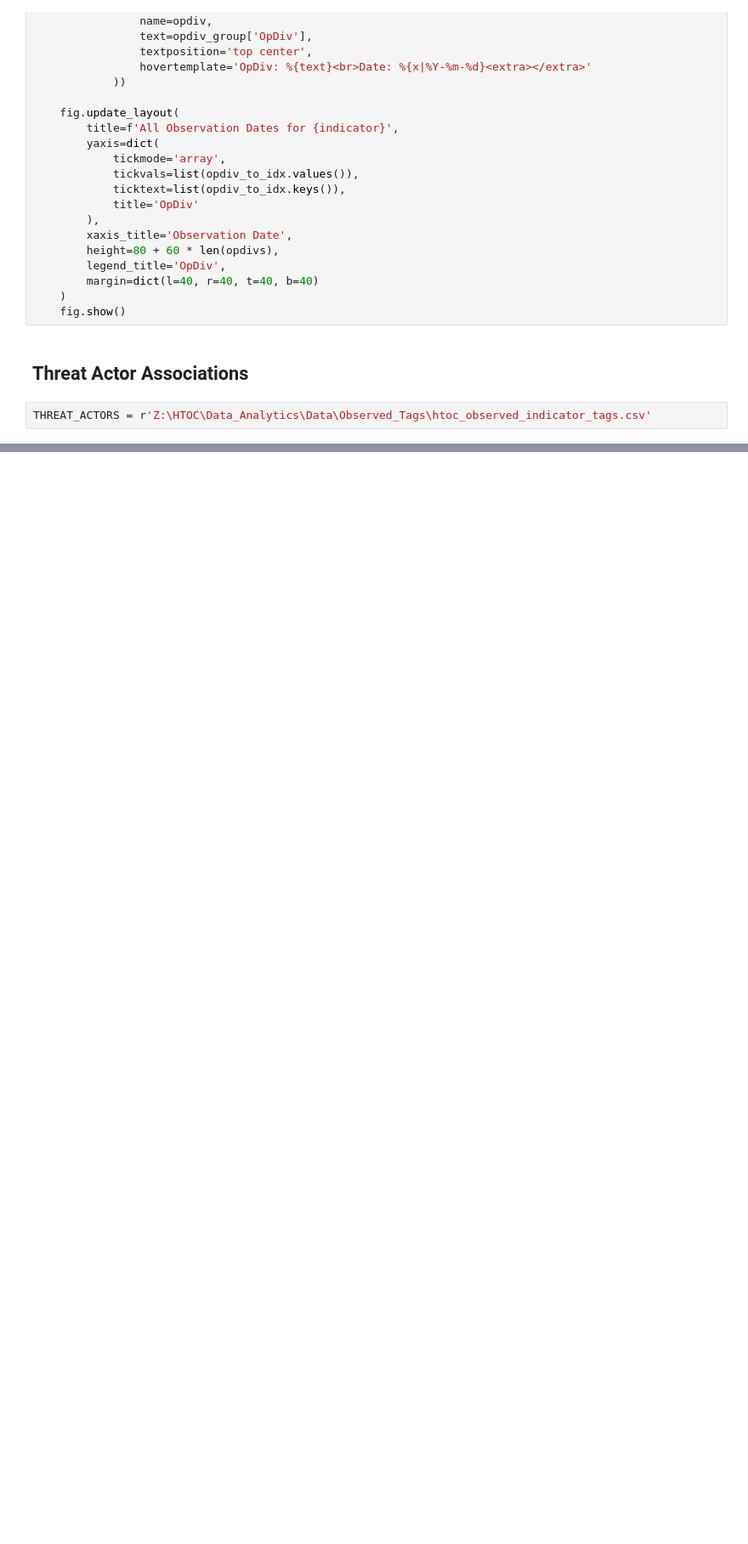
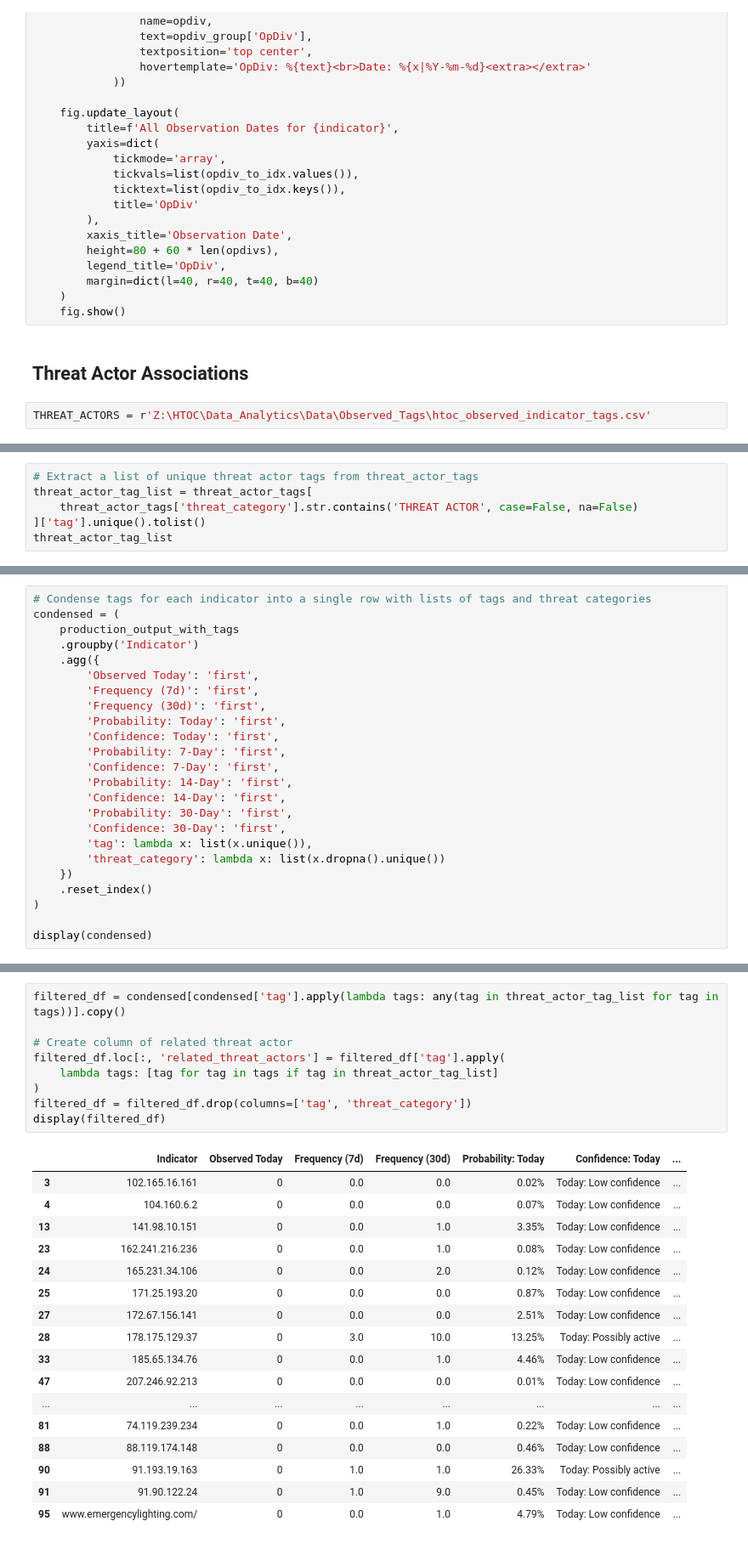
Before and after one commit to jaytlinaskew-OIS/HTOC, a Jupyter notebook: notebooks/observationEventForecasting/research.ipynb, the cells around one changed output, grey strips where cells are left out. Shown at 85% size. Drawn from its saved outputs; the diff is of its cells as text; blank space fills up the shorter version.

Commit message:
data pulls and next observed modifications

```diff
--- a/notebooks/observationEventForecasting/research.ipynb
+++ b/notebooks/observationEventForecasting/research.ipynb
@@ -587,0 +590,6 @@ display(threat_actor_tags)
+# %%
+# Extract a list of unique threat actor tags from threat_actor_tags
+threat_actor_tag_list = threat_actor_tags[
+    threat_actor_tags['threat_category'].str.contains('THREAT ACTOR', case=False, na=False)
+]['tag'].unique().tolist()
+threat_actor_tag_list
@@ -639,0 +645,24 @@ condensed = (
+# %%
+# Condense tags for each indicator into a single row with lists of tags and threat categories
+condensed = (
+    production_output_with_tags
+    .groupby('Indicator')
+    .agg({
+        'Observed Today': 'first',
+        'Frequency (7d)': 'first',
+        'Frequency (30d)': 'first',
+        'Probability: Today': 'first',
+        'Confidence: Today': 'first',
+        'Probability: 7-Day': 'first',
+        'Confidence: 7-Day': 'first',
+        'Probability: 14-Day': 'first',
+        'Confidence: 14-Day': 'first',
+        'Probability: 30-Day': 'first',
+        'Confidence: 30-Day': 'first',
+        'tag': lambda x: list(x.unique()),
+        'threat_category': lambda x: list(x.dropna().unique())
+    })
+    .reset_index()
+)
+
+display(condensed)
@@ -639,0 +683,27 @@ condensed = (
+# %%
+filtered_df = condensed[condensed['tag'].apply(lambda tags: any(tag in threat_actor_tag_list for tag in tags))].copy()
+
+# Create column of related threat actor
+filtered_df.loc[:, 'related_threat_actors'] = filtered_df['tag'].apply(
+    lambda tags: [tag for tag in tags if tag in threat_actor_tag_list]
+)
+filtered_df = filtered_df.drop(columns=['tag', 'threat_category'])
+display(filtered_df)
+# %% [output]
+|  | Indicator | Observed Today | Frequency (7d) | Frequency (30d) | Probability: Today | Confidence: Today | ... |
+| 3 | 102.165.16.161 | 0 | 0.0 | 0.0 | 0.02% | Today: Low confidence | ... |
+| 4 | 104.160.6.2 | 0 | 0.0 | 0.0 | 0.07% | Today: Low confidence | ... |
+| 13 | 141.98.10.151 | 0 | 0.0 | 1.0 | 3.35% | Today: Low confidence | ... |
+| 23 | 162.241.216.236 | 0 | 0.0 | 1.0 | 0.08% | Today: Low confidence | ... |
+| 24 | 165.231.34.106 | 0 | 0.0 | 2.0 | 0.12% | Today: Low confidence | ... |
+| 25 | 171.25.193.20 | 0 | 0.0 | 0.0 | 0.87% | Today: Low confidence | ... |
+| 27 | 172.67.156.141 | 0 | 0.0 | 0.0 | 2.51% | Today: Low confidence | ... |
+| 28 | 178.175.129.37 | 0 | 3.0 | 10.0 | 13.25% | Today: Possibly active | ... |
+| 33 | 185.65.134.76 | 0 | 0.0 | 1.0 | 4.46% | Today: Low confidence | ... |
+| 47 | 207.246.92.213 | 0 | 0.0 | 0.0 | 0.01% | Today: Low confidence | ... |
+| ... | ... | ... | ... | ... | ... | ... | ... |
+| 81 | 74.119.239.234 | 0 | 0.0 | 1.0 | 0.22% | Today: Low confidence | ... |
+| 88 | 88.119.174.148 | 0 | 0.0 | 0.0 | 0.46% | Today: Low confidence | ... |
+| 90 | 91.193.19.163 | 0 | 1.0 | 1.0 | 26.33% | Today: Possibly active | ... |
+| 91 | 91.90.122.24 | 0 | 1.0 | 9.0 | 0.45% | Today: Low confidence | ... |
+| 95 | www.emergencylighting.com/ | 0 | 0.0 | 1.0 | 4.79% | Today: Low confidence | ... |
```
Also changed, not shown: parts of 21 cells of this notebook, 17 other files.
